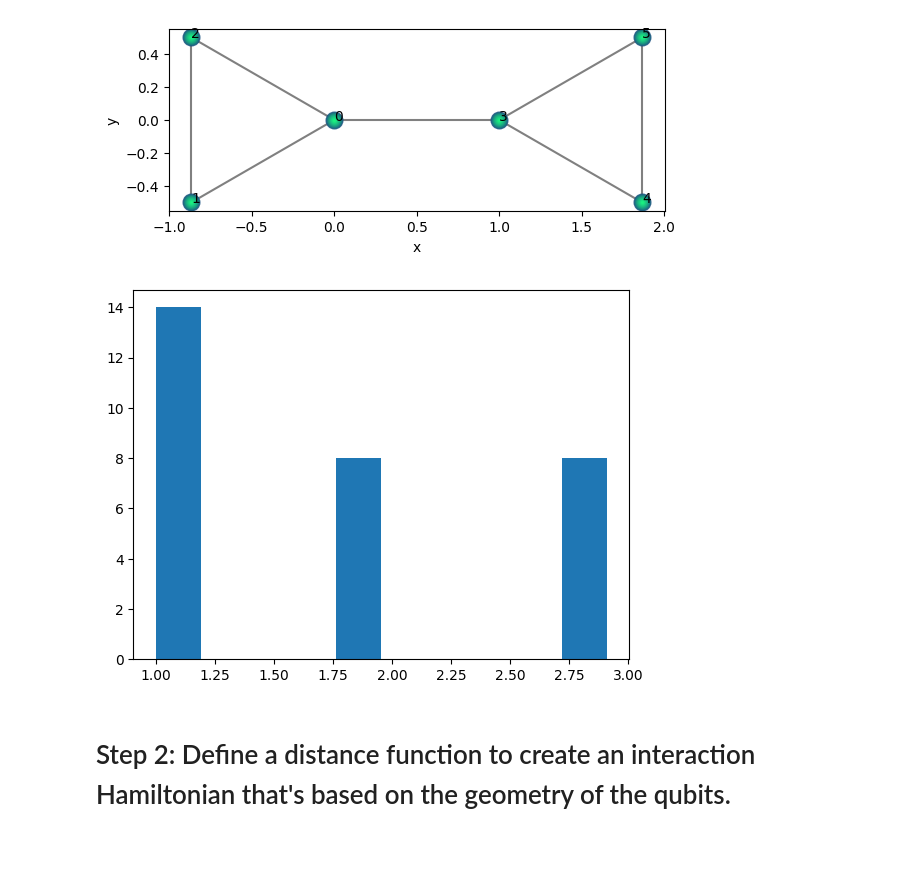
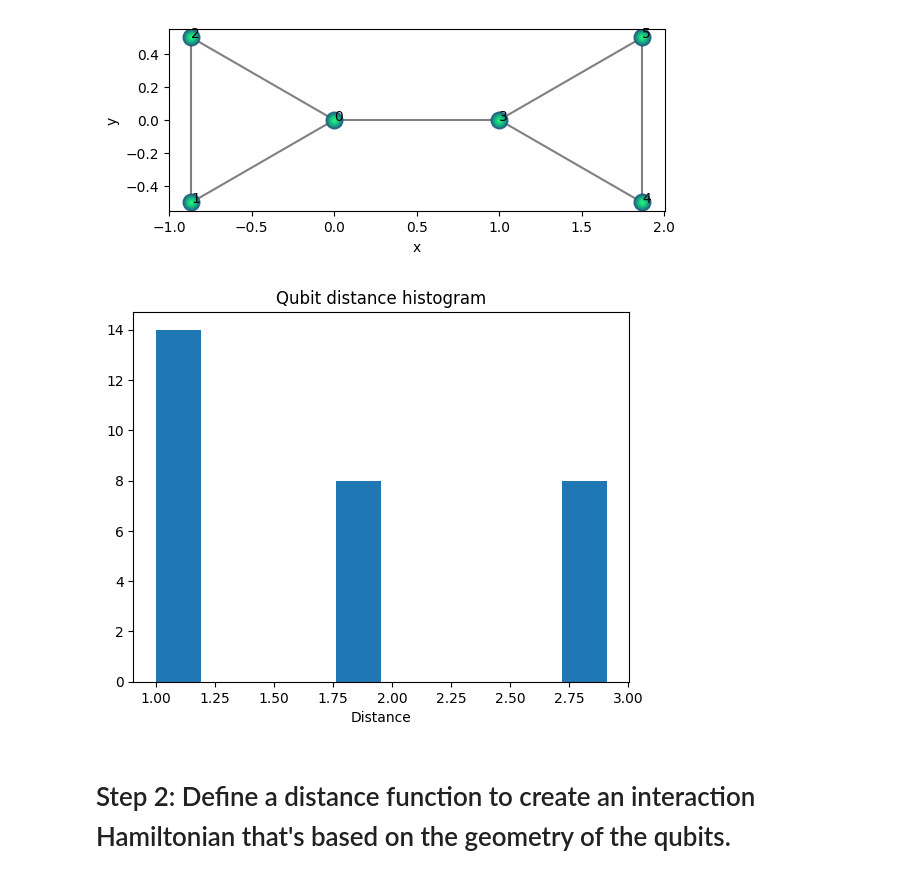
Before and after one commit to ICHEC/qse, a Jupyter notebook: examples/gate_based.ipynb, the cells around one changed output. Saved outputs shown, nothing was run; the diff lists cells and outputs as text; code cells hidden in the pictures; blank space fills up the shorter version.

```diff
--- a/examples/gate_based.ipynb
+++ b/examples/gate_based.ipynb
@@ -53,9 +55,11 @@ qbits.draw(show_labels=True, radius="nearest")
 [figure]
 # %%
 plt.hist([i for i in qbits.get_all_distances().flatten() if i > 0.01])
+plt.title("Qubit distance histogram")
+plt.xlabel("Distance")
 plt.show()
 # %% [output]
-[figure, old version]
+[figure, new version]
 # %% [markdown]
 # Step 2: Define a distance function to create an interaction Hamiltonian that's based on the geometry of the qubits.
 # %%
```
Also changed, not shown: parts of 6 cells of this notebook, 1 other file.
